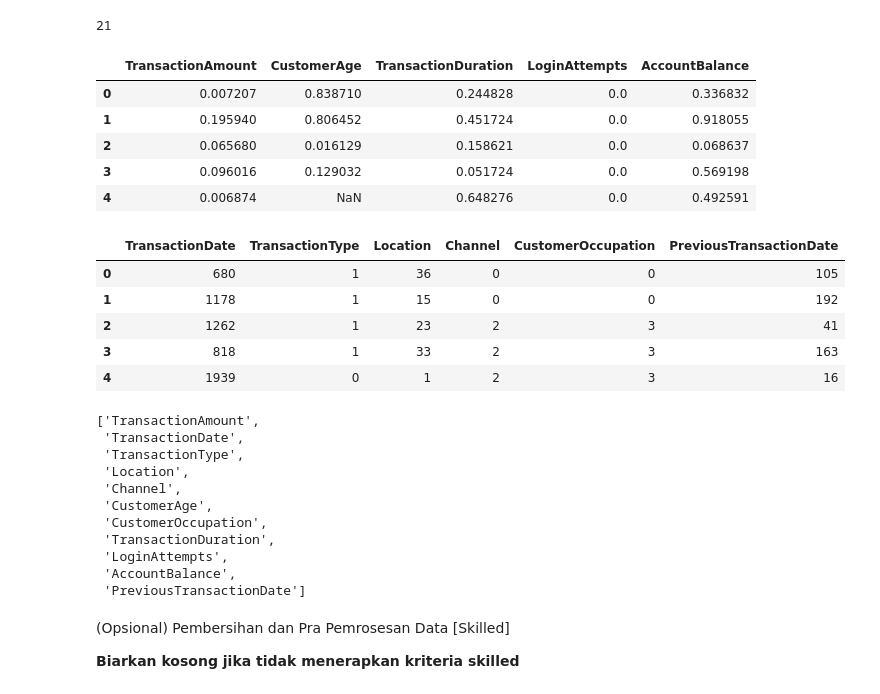
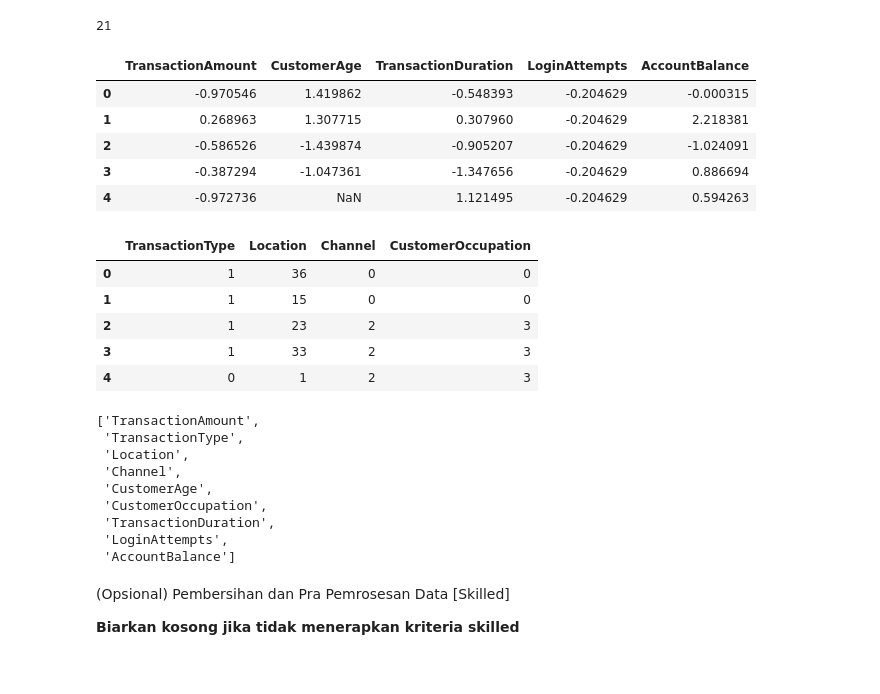
Before and after one commit to yudis2/BMLP, a Jupyter notebook: [Clustering]_Submission_Akhir_BMLP_Your_Name.ipynb, the cells around one changed output. Saved outputs shown, nothing was run; the diff lists cells and outputs as text; code cells hidden in the pictures.

```diff
--- a/[Clustering]_Submission_Akhir_BMLP_Your_Name.ipynb
+++ b/[Clustering]_Submission_Akhir_BMLP_Your_Name.ipynb
@@ -149,11 +152,11 @@ plt.show()
 **Biarkan kosong jika tidak menerapkan kriteria advanced**
 # %%
 # Visualisasi yang lebih informatif (Opsional Advanced 1)
-cat_feature = ['TransactionType', 'Location', 'Channel', 'CustomerOccupation']
-for col in cat_feature:
+overlap_feature = ['Location', 'TransactionID', 'AccountID', 'TransactionDate', 'DeviceID', 'IP Address', 'MerchantID', 'PreviousTransactionDate']
+for col in cat_cols:
     plt.figure(figsize=(8, 4))
 
-    if col == "Location":
+    if col in overlap_feature:
         top5 = df[col].value_counts().nlargest(5).index
         sns.countplot(
             data=df[df[col].isin(top5)],
@@ -216,40 +226,43 @@ df.duplicated().sum()
 # %%
 # Melakukan feature scaling menggunakan MinMaxScaler() atau StandardScalar() untuk fitur numerik.
 # Pastikan kamu menggunakan function head setelah melalukan scaling.
-df[num_cols] = MinMaxScaler().fit_transform(df[num_cols])
+scaler = StandardScaler()
+df[num_cols] = scaler.fit_transform(df[num_cols])
 df[num_cols].head()
 # %% [output]
 |  | TransactionAmount | CustomerAge | TransactionDuration | LoginAttempts | AccountBalance |
-| 0 | 0.007207 | 0.838710 | 0.244828 | 0.0 | 0.336832 |
-| 1 | 0.195940 | 0.806452 | 0.451724 | 0.0 | 0.918055 |
-| 2 | 0.065680 | 0.016129 | 0.158621 | 0.0 | 0.068637 |
-| 3 | 0.096016 | 0.129032 | 0.051724 | 0.0 | 0.569198 |
-| 4 | 0.006874 | NaN | 0.648276 | 0.0 | 0.492591 |
+| 0 | -0.970546 | 1.419862 | -0.548393 | -0.204629 | -0.000315 |
+| 1 | 0.268963 | 1.307715 | 0.307960 | -0.204629 | 2.218381 |
+| 2 | -0.586526 | -1.439874 | -0.905207 | -0.204629 | -1.024091 |
+| 3 | -0.387294 | -1.047361 | -1.347656 | -0.204629 | 0.886694 |
+| 4 | -0.972736 | NaN | 1.121495 | -0.204629 | 0.594263 |
 # %%
 # Melakukan drop pada kolom yang memiliki keterangan id dan IP Address
-df.drop(columns=['TransactionID', 'AccountID', 'DeviceID', 'IP Address', 'MerchantID'], inplace=True)
+df.drop(columns=['TransactionID', 'AccountID', 'DeviceID', 'IP Address', 'MerchantID', 'TransactionDate', 'PreviousTransactionDate'], inplace=True)
 # %%
 # Melakukan feature encoding menggunakan LabelEncoder() untuk fitur kategorikal.
 # Pastikan kamu menggunakan function head setelah melalukan encoding.
-cat_feature = selector(dtype_include="object")(df)
-for column in cat_feature:
-    df[column] = LabelEncoder().fit_transform(df[column])
 
-df[cat_feature].head()
+encoders = {}
+categorical_cols = df.select_dtypes(include='object').columns.tolist()
+for col in categorical_cols:
+    encoders[col] = LabelEncoder()
+    df[col] = encoders[col].fit_transform(df[col])
+
+df[categorical_cols].head()
 # %% [output]
-|  | TransactionDate | TransactionType | Location | Channel | CustomerOccupation | PreviousTransactionDate |
-| 0 | 680 | 1 | 36 | 0 | 0 | 105 |
-| 1 | 1178 | 1 | 15 | 0 | 0 | 192 |
-| 2 | 1262 | 1 | 23 | 2 | 3 | 41 |
-| 3 | 818 | 1 | 33 | 2 | 3 | 163 |
-| 4 | 1939 | 0 | 1 | 2 | 3 | 16 |
+|  | TransactionType | Location | Channel | CustomerOccupation |
+| 0 | 1 | 36 | 0 | 0 |
+| 1 | 1 | 15 | 0 | 0 |
+| 2 | 1 | 23 | 2 | 3 |
+| 3 | 1 | 33 | 2 | 3 |
+| 4 | 0 | 1 | 2 | 3 |
 # %%
 # Last checking gunakan columns.tolist() untuk checking seluruh fitur yang ada.
 # Perbaiki kode di bawah ini tanpa menambahkan atau mengurangi cell code ini.
 df.columns.tolist()
 # %% [output]
 ['TransactionAmount',
- 'TransactionDate',
  'TransactionType',
  'Location',
  'Channel',
@@ -257,8 +270,7 @@ df.columns.tolist()
  'CustomerOccupation',
  'TransactionDuration',
  'LoginAttempts',
- 'AccountBalance',
- 'PreviousTransactionDate']
+ 'AccountBalance']
 # %% [markdown]
 (Opsional) Pembersihan dan Pra Pemrosesan Data [Skilled]
 
```
Also changed, not shown: parts of 29 cells of this notebook, 4 other files.
